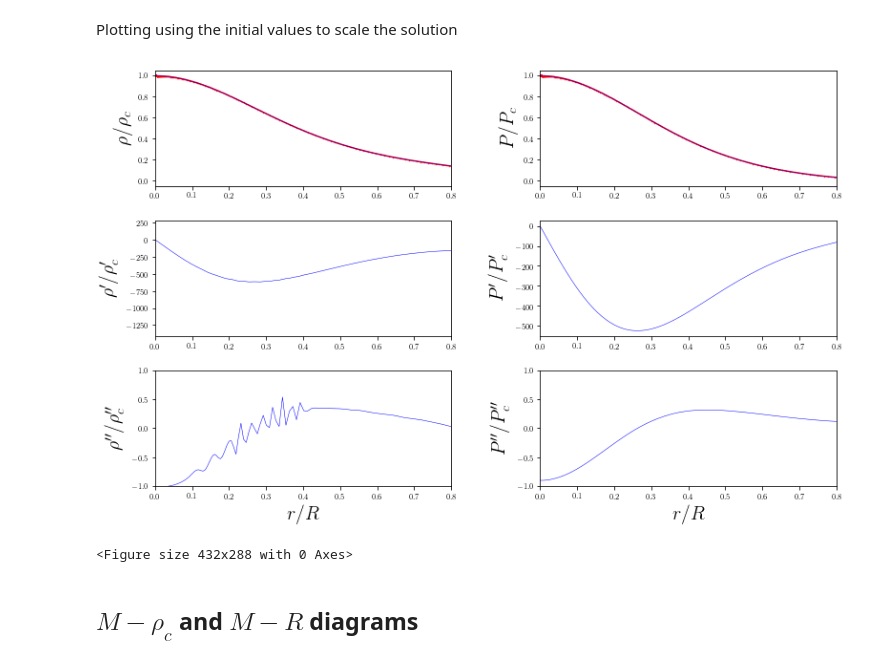
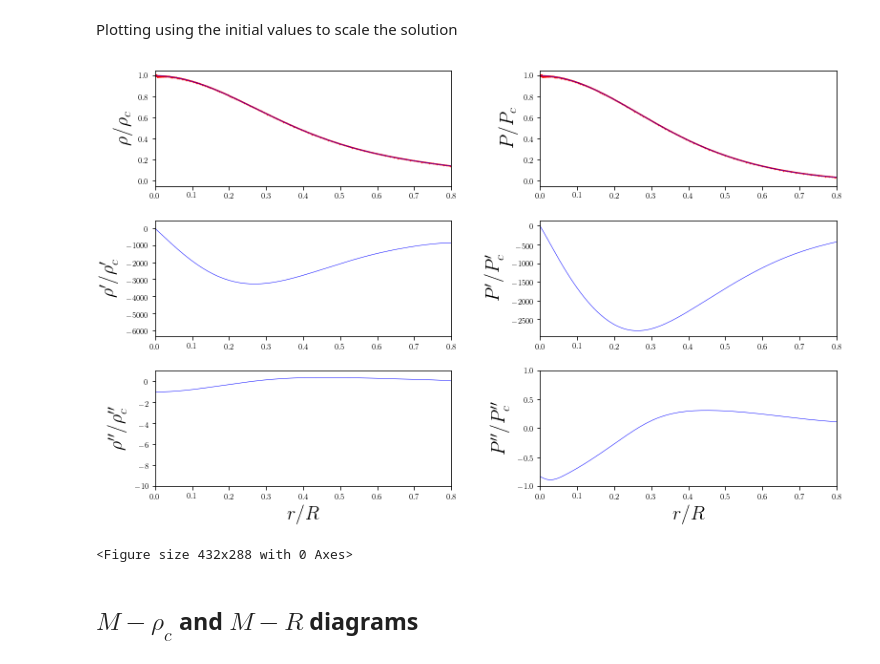
Before and after one commit to DavidRamosSal/stellar_structure, a Jupyter notebook: Static_structure.ipynb, the cells around one changed output. Cells and saved outputs as stored; diff of their text form; code cells hidden in the pictures.

```diff
--- a/Static_structure.ipynb
+++ b/Static_structure.ipynb
@@ -226,19 +245,24 @@ def static(y0,r0,dr0,rhoEoS):
     def TOV(r,y):
         mns, pns, nuns= y
         dmdr=4.0*np.pi*r**2.0*rhoEoS(pns)
-        dpdr=-((4.0*np.pi*r**3.0*pns+mns)*(pns+rhoEoS(pns)))/(r*(r-2.0*mns))
+        if (rhoEoS(pns)/rhoEoS(y0[1]))>(1-1e-9):
+            dpdr=-4*np.pi*((pns+rhoEoS(y0[1]))*(rhoEoS(y0[1])/3+pns)/(1-(8*np.pi/3)*r**2*rhoEoS(y0[1])))*r
+        else:
+            dpdr=-((4.0*np.pi*r**3.0*pns+mns)*(pns+rhoEoS(pns)))/(r*(r-2.0*mns))
         dnudr=-dpdr/(pns+rhoEoS(pns))
         return [dmdr,dpdr,dnudr]
 
     ms=[]; ps=[]; rhos=[]; nus=[]; rs=[]  # creating lists to save the solution
     ms.append(y0[0]); ps.append(y0[1]); rhos.append(rhoEoS(y0[1])); nus.append(y0[2]); rs.append(r0)
     y=RK4Step(TOV,r0,y0,dr0) # first step taken arbitrary (dr0)
-    r=r0+dr0
+    dr=dr0
+    r=r0+dr
     ms.append(y[0]); ps.append(y[1]); rhos.append(rhoEoS(y[1])); nus.append(y[2]); rs.append(r)
-    while rhoEoS(y[1])*rhodim > 2e+1 and y[1] > 0.0: # Taking 20 g/cm^3 as the limiting density if the pressure hasn't changed sign
+    while rhoEoS(y[1])*rhodim > 2e+1 and y[1] > 0.0 and dr>1e-15: # Taking 20 g/cm^3 as the limiting density if the pressure hasn't changed sign
         dr=stepsize(y,TOV(r,y))
         y=RK4Step(TOV,r,y,dr)
         r=r+dr
+       # print(r,dr)
         ms.append(y[0]); ps.append(y[1]); rhos.append(rhoEoS(y[1])); nus.append(y[2]); rs.append(r)
     return np.array([ms,ps,rhos,nus,rs])
 # %% [markdown]
@@ -246,8 +270,8 @@ def static(y0,r0,dr0,rhoEoS):
 # %% [markdown]
 Choosing initial values and parameters
 # %%
-r0=1e-4
-dr0=r0/10000
+r0=0
+dr0=1e-8
 rho0=10.0**15.61
 m0=0
 nu0=0
@@ -265,7 +285,7 @@ r[-1]
 Using a spline with a smooth factor that fixes the number of knots for the fitting. The function UnivariateSpline (https://docs.scipy.org/doc/scipy-0.17.0/reference/generated/scipy.interpolate.UnivariateSpline.html#scipy.interpolate.UnivariateSpline) allows one to find derivatives of the interpolation
 # %%
 k=5 #spline order kmax=5
-s=1e-6 #smooth factor
+s=5e-6 #smooth factor
 rhos=interpolate.UnivariateSpline(r, rho, k=k, s=s)
 drho=interpolate.UnivariateSpline(r, rho, k=k, s=s).derivative(n=1)
 ddrho=interpolate.UnivariateSpline(r, rho, k=k, s=s).derivative(n=2)
@@ -296,35 +316,36 @@ plt.xlim(0,0.8)
 
 plt.subplot(323)
 plt.plot(r/(r[-1]),drho(r)/abs(drho(r)[0]),'b-', linewidth=0.5)
 plt.ylabel(r'$\rho^{\prime}/\rho^{\prime}_{c} $')
 plt.xlim(0,0.8)
+#plt.ylim(-500,0)
 
 plt.subplot(324)
 plt.plot(r/(r[-1]),dp(r)/abs(drho(r)[0]),'b-', linewidth=0.5)
 plt.ylabel(r'$P^{\prime}/P^{\prime}_{c} $')
 plt.xlim(0,0.8)
 
 plt.subplot(325)
 plt.plot(r/(r[-1]),ddrho(r)/abs(ddrho(r)[0]),'b-', linewidth=0.5)
 plt.ylabel(r'$\rho^{\prime\prime}/\rho^{\prime\prime}_{c}$')
 plt.xlabel(r'$r/R$')
 plt.xlim(0,0.8)
-plt.ylim(-1,1)
+plt.ylim(-10,1)
 
 plt.subplot(326)
 plt.plot(r/(r[-1]),ddp(r)/abs(ddrho(r)[0]),'b-', linewidth=0.5)
 plt.ylabel(r'$P^{\prime\prime}/P^{\prime\prime}_{c}$ ')
 plt.xlabel(r'$r/R$')
 plt.xlim(0,0.8)
 plt.ylim(-1,1)
 
 fig.subplots_adjust(hspace=0.3,wspace=0.3)
 
 plt.savefig('figures/ddsSLy.pdf', format='pdf', dpi=1000,bbox_inches="tight")
 plt.show()
 plt.clf()
 # %% [output]
-[figure, old version]
+[figure, new version]
 <Figure size 432x288 with 0 Axes>
 # %% [markdown]
 ## $M-\rho_c$ and $M-R$ diagrams
```
Also changed, not shown: parts of 3 cells of this notebook, 4 other files.
